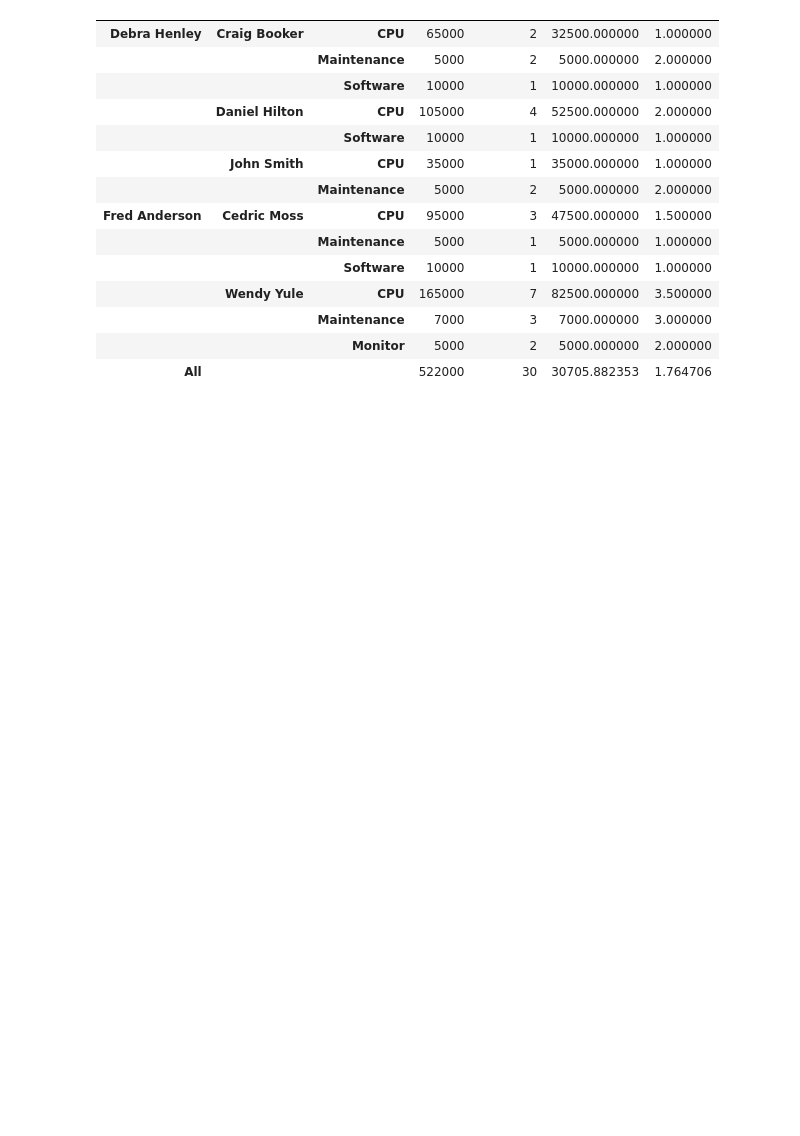
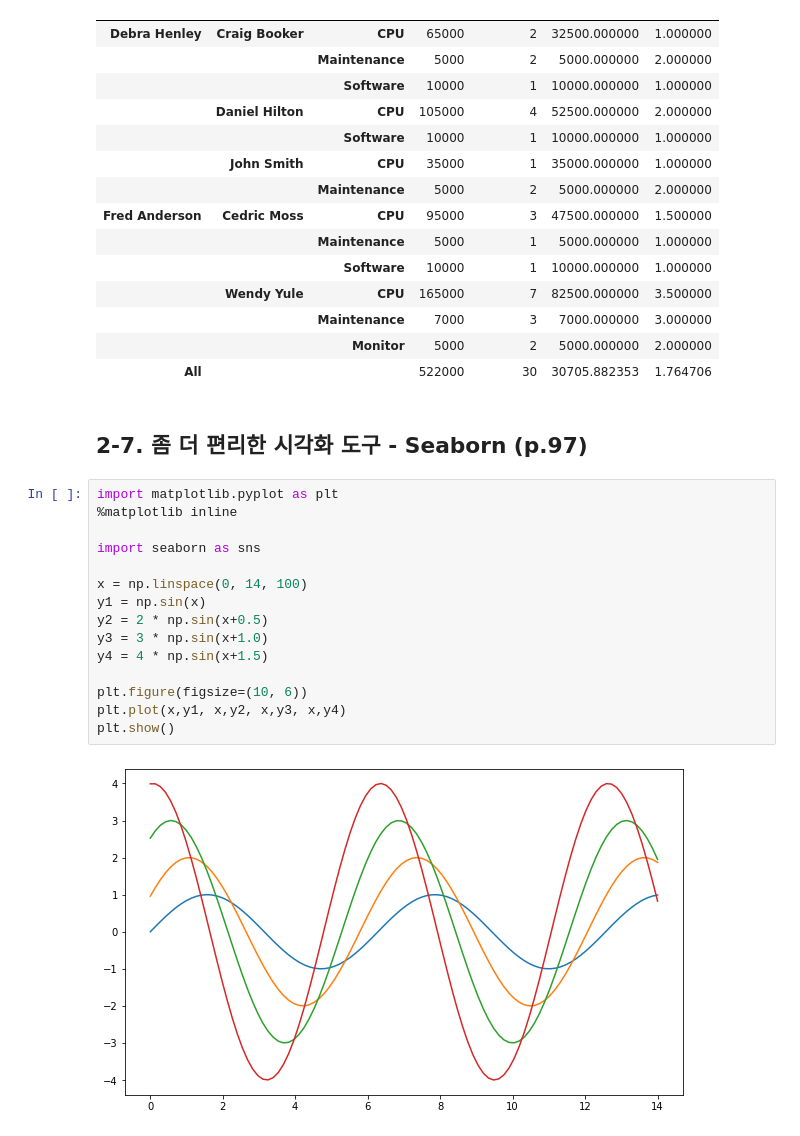
Before and after one commit to 2hongbi/ds-study, a Jupyter notebook: src/base_pandas_numpy.ipynb, the cells around one changed output. Saved outputs shown, nothing was run; the diff lists cells and outputs as text; blank space fills up the shorter version.

Commit message:
done with page 103 about learning seaborn

```diff
--- a/src/base_pandas_numpy.ipynb
+++ b/src/base_pandas_numpy.ipynb
@@ -741,3 +741,22 @@ pd.pivot_table(df, index=['Manager', 'Rep', 'Product'], values=['Price', 'Quanti
 |  |  | Maintenance | 7000 | 3 | 7000.000000 | 3.000000 |
 |  |  | Monitor | 5000 | 2 | 5000.000000 | 2.000000 |
 | All |  |  | 522000 | 30 | 30705.882353 | 1.764706 |
+# %% [markdown]
+## 2-7. 좀 더 편리한 시각화 도구 - Seaborn (p.97)
+# %%
+import matplotlib.pyplot as plt
+%matplotlib inline
+
+import seaborn as sns
+
+x = np.linspace(0, 14, 100)
+y1 = np.sin(x)
+y2 = 2 * np.sin(x+0.5)
+y3 = 3 * np.sin(x+1.0)
+y4 = 4 * np.sin(x+1.5)
+
+plt.figure(figsize=(10, 6))
+plt.plot(x,y1, x,y2, x,y3, x,y4)
+plt.show()
+# %% [output]
+[figure, added]
```
Also changed, not shown: parts of 15 cells of this notebook, 1 other file.
